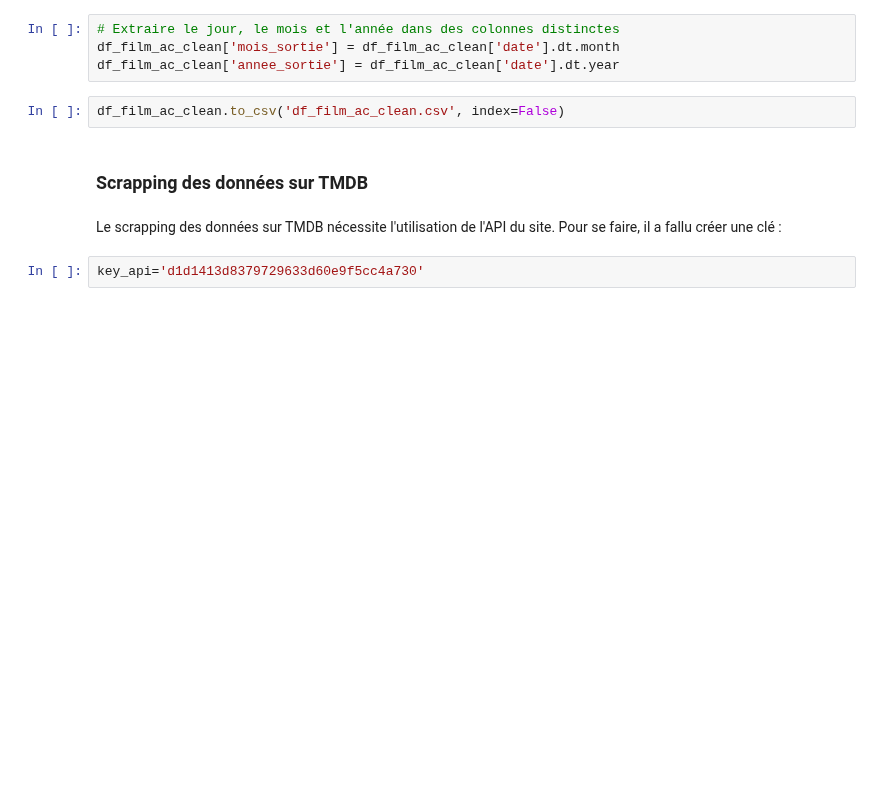
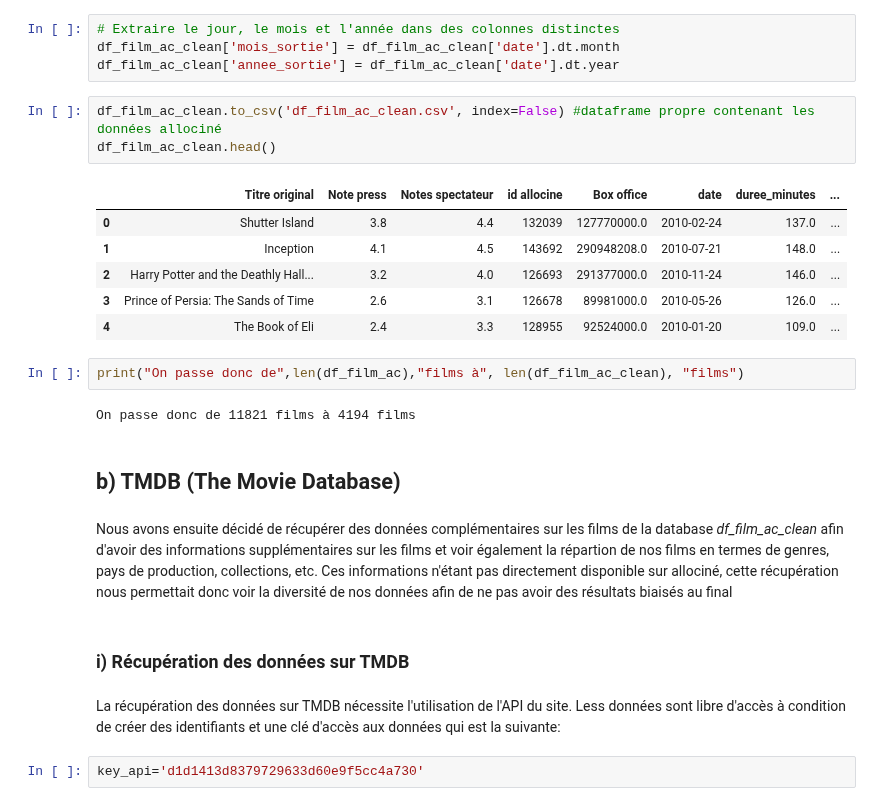
Before and after one commit to mass2330/python_ds_film, a Jupyter notebook: notebook_final.ipynb, the cells around one changed output. Drawn from its saved outputs; the diff is of its cells as text; blank space fills up the shorter version.

Commit message:
debut redaction du rapport final (arret au niveau nettoyage tmdb)

```diff
--- a/notebook_final.ipynb
+++ b/notebook_final.ipynb
@@ -360,10 +347,26 @@ df_film_ac_clean = df_film_ac_clean[df_film_ac_clean['Nombre_de_critiques_specta
 df_film_ac_clean['mois_sortie'] = df_film_ac_clean['date'].dt.month
 df_film_ac_clean['annee_sortie'] = df_film_ac_clean['date'].dt.year
 # %%
-df_film_ac_clean.to_csv('df_film_ac_clean.csv', index=False)
+df_film_ac_clean.to_csv('df_film_ac_clean.csv', index=False) #dataframe propre contenant les données allociné
+df_film_ac_clean.head()
+# %% [output]
+|  | Titre original | Note press | Notes spectateur | id allocine | Box office | date | duree_minutes | ... |
+| 0 | Shutter Island | 3.8 | 4.4 | 132039 | 127770000.0 | 2010-02-24 | 137.0 | ... |
+| 1 | Inception | 4.1 | 4.5 | 143692 | 290948208.0 | 2010-07-21 | 148.0 | ... |
+| 2 | Harry Potter and the Deathly Hall... | 3.2 | 4.0 | 126693 | 291377000.0 | 2010-11-24 | 146.0 | ... |
+| 3 | Prince of Persia: The Sands of Time | 2.6 | 3.1 | 126678 | 89981000.0 | 2010-05-26 | 126.0 | ... |
+| 4 | The Book of Eli | 2.4 | 3.3 | 128955 | 92524000.0 | 2010-01-20 | 109.0 | ... |
+# %%
+print("On passe donc de",len(df_film_ac),"films à", len(df_film_ac_clean), "films")
+# %% [output]
+On passe donc de 11821 films à 4194 films
+# %% [markdown]
+## b) TMDB (The Movie Database)
+# %% [markdown]
+Nous avons ensuite décidé de récupérer des données complémentaires sur les films de la database *df_film_ac_clean* afin d'avoir des informations supplémentaires sur les films et voir également la répartion de nos films en termes de genres, pays de production, collections, etc. Ces informations n'étant pas directement disponible sur allociné, cette récupération nous permettait donc voir la diversité de nos données afin de ne pas avoir des résultats biaisés au final
 # %% [markdown]
-### Scrapping des données sur TMDB
+### i) Récupération des données sur TMDB
 # %% [markdown]
-Le scrapping des données sur TMDB nécessite l'utilisation de l'API du site. Pour se faire, il a fallu créer une clé :
+La récupération des données sur TMDB nécessite l'utilisation de l'API du site. Less données sont libre d'accès à condition de créer des identifiants et une clé d'accès aux données qui est la suivante:
 # %%
 key_api='d1d1413d8379729633d60e9f5cc4a730'
```
Also changed, not shown: parts of 32 cells of this notebook.
